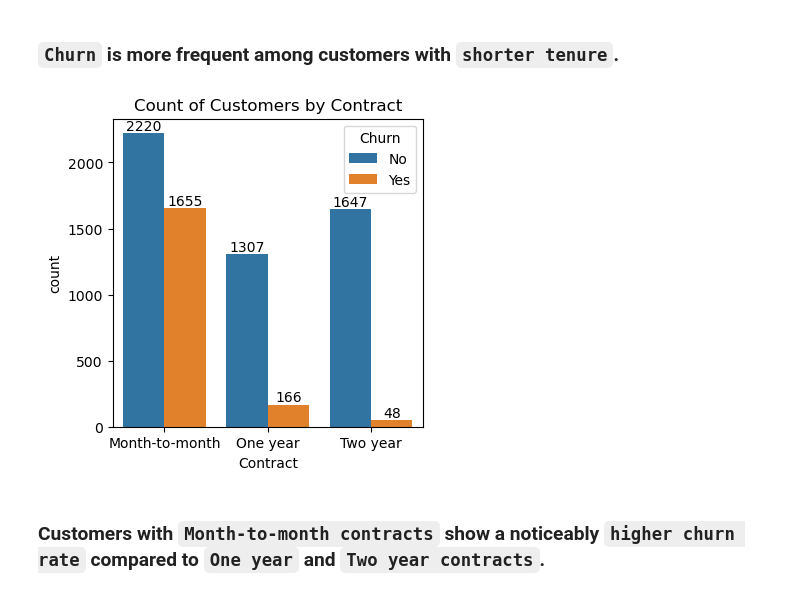
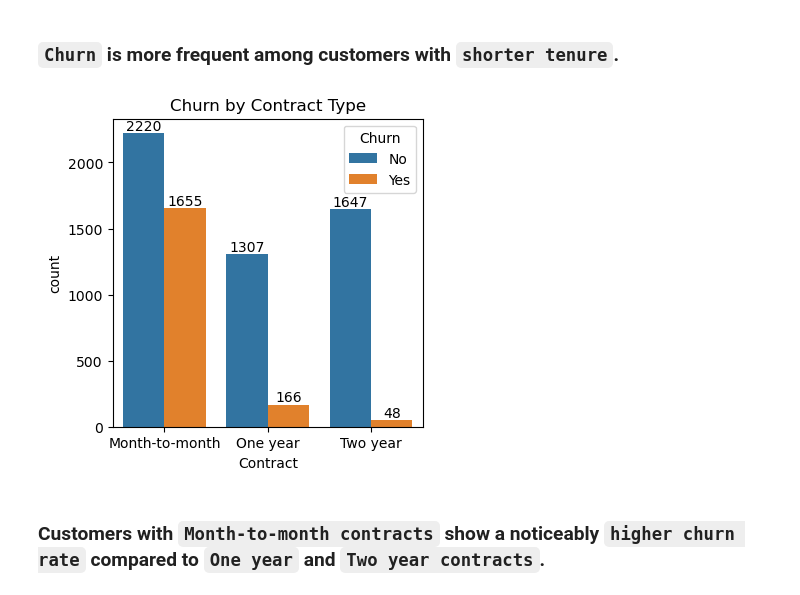
Before and after one commit to PrachiShandilya/customer-churn-analysis, a Jupyter notebook: Customer Churn EDA.ipynb, the cells around one changed output. Drawn from its saved outputs; the diff is of its cells as text; code cells hidden in the pictures.

```diff
--- a/Customer Churn EDA.ipynb
+++ b/Customer Churn EDA.ipynb
@@ -257,13 +257,13 @@ plt.show()
 # %%
 # Count plot of contract types with churn hue and bar labels
 plt.figure(figsize = (4,4))
 ax = sns.countplot(x = "Contract", data = df, hue = "Churn")
 ax.bar_label(ax.containers[0])
 ax.bar_label(ax.containers[1])
-plt.title("Count of Customers by Contract")
+plt.title("Churn by Contract Type")
 plt.show()
 # %% [output]
-[figure, old version]
+[figure, new version]
 # %% [markdown]
 ### Customers with `Month-to-month contracts` show a noticeably `higher churn rate` compared to `One year` and `Two year contracts`.
 # %%
```
Also changed, not shown: parts of 4 cells of this notebook.
